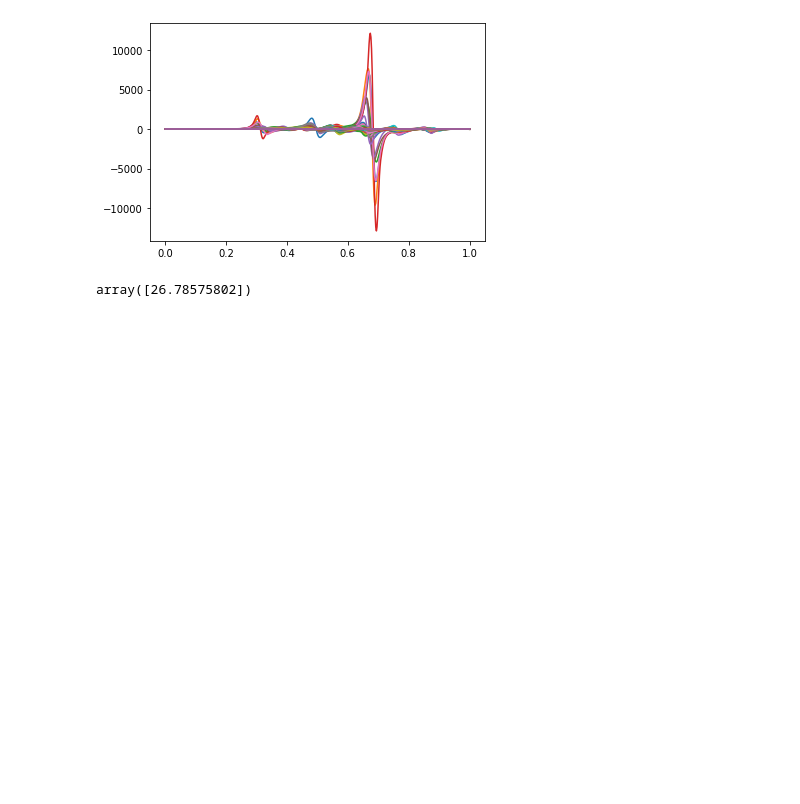
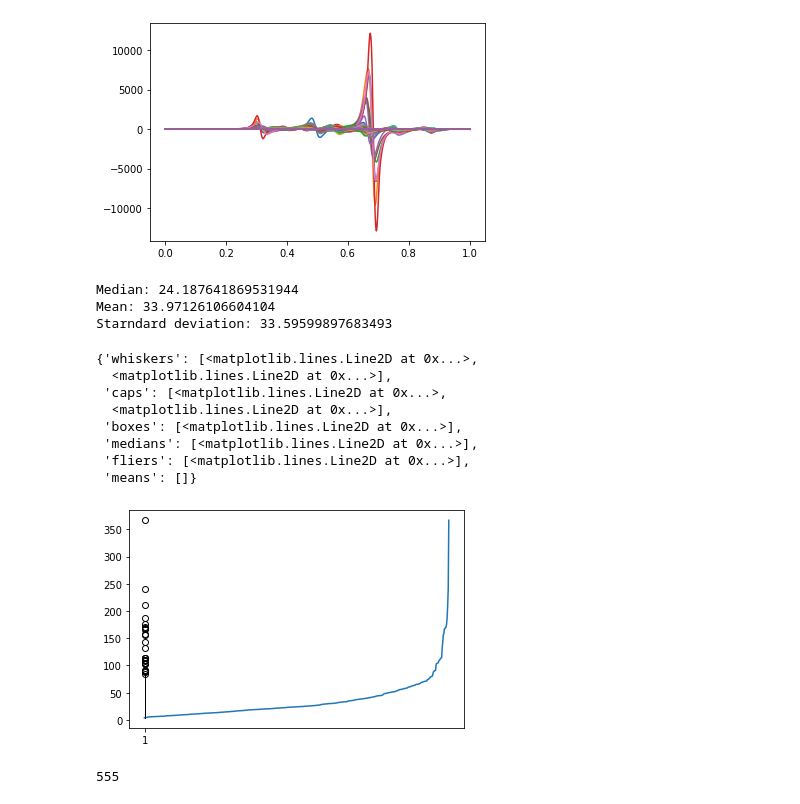
Before and after one commit to eriesp/FDAxEEG, a Jupyter notebook: Dataset/FIniding_features.ipynb, the cells around one changed output. Drawn from its saved outputs; the diff is of its cells as text; code cells hidden in the pictures; blank space fills up the shorter version.

```diff
--- a/Dataset/FIniding_features.ipynb
+++ b/Dataset/FIniding_features.ipynb
@@ -67,12 +67,38 @@ plot_control_der = Control_der.plot()
 # %%
 # integral of the derivative of the control group
 ADHD_der_abs = ADHD_der
 ADHD_der_abs.data_matrix=np.abs(ADHD_der.data_matrix)
 
-int_ADHD=scipy.integrate.simpson(np.transpose(ADHD_der_abs.data_matrix[0]), ADHD_der_abs.grid_points[0])
-int_ADHD
+n_adhd = ADHD_der_abs.data_matrix.shape[0]
+
+int_adhd = np.empty(n_adhd)
+for i in range(n_adhd):
+    int_adhd[i]=scipy.integrate.simpson(np.transpose(ADHD_der_abs.data_matrix[i]), ADHD_der_abs.grid_points[0])
+
+plt.plot(np.sort(int_adhd))
+print("Median: "+str(np.median(int_adhd)))
+print("Mean: "+str(np.mean(int_adhd)))
+print("Starndard deviation: "+str(np.std(int_adhd)))
+
+plt.boxplot(int_adhd)
 # %% [output]
-array([26.78575802])
+Median: 24.187641869531944
+Mean: 33.97126106604104
+Starndard deviation: 33.59599897683493
+{'whiskers': [<matplotlib.lines.Line2D at 0x...>,
+  <matplotlib.lines.Line2D at 0x...>],
+ 'caps': [<matplotlib.lines.Line2D at 0x...>,
+  <matplotlib.lines.Line2D at 0x...>],
+ 'boxes': [<matplotlib.lines.Line2D at 0x...>],
+ 'medians': [<matplotlib.lines.Line2D at 0x...>],
+ 'fliers': [<matplotlib.lines.Line2D at 0x...>],
+ 'means': []}
+[figure, added]
+# %%
+int_adhd = [0]*ADHD_der_abs.data_matrix.shape[0]
+len(int_adhd)
+# %% [output]
+555
 # %%
 # integral of the derivative of the control group
 Control_der_abs = Control_der
```
Also changed, not shown: parts of 4 cells of this notebook.
